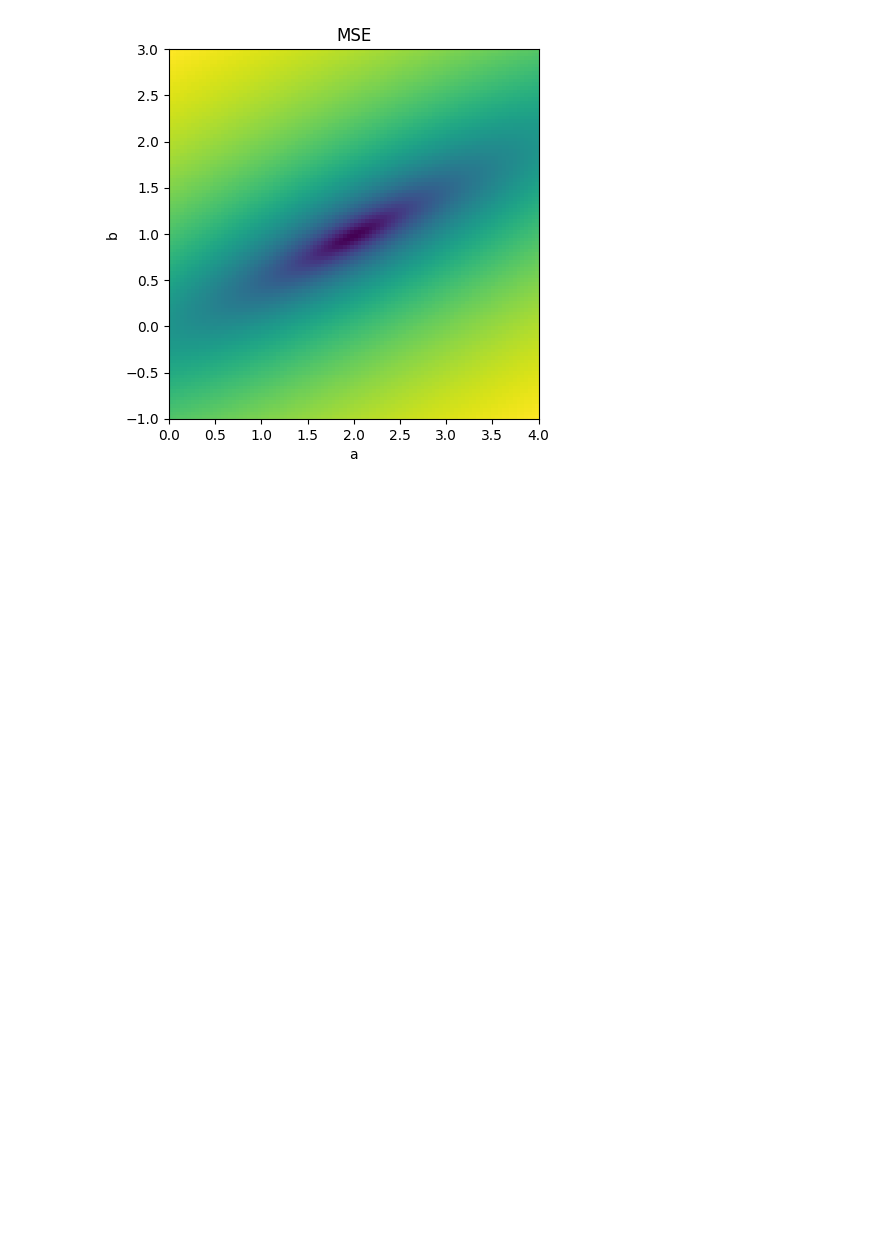
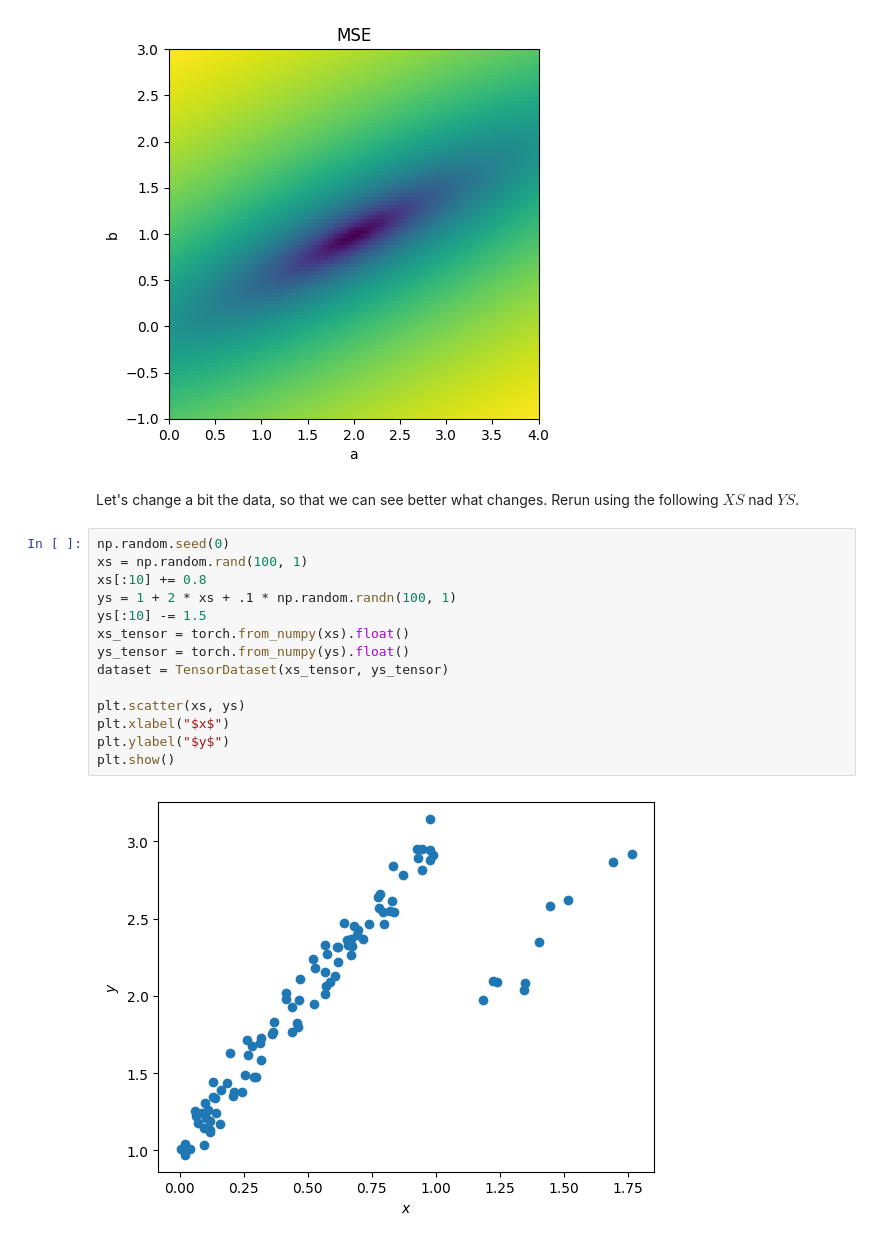
Before and after one commit to PRF-Development/DataAnalysisExtras, a Jupyter notebook: BOL.ipynb, the cells around one changed output. Drawn from its saved outputs; the diff is of its cells as text; blank space fills up the shorter version.

```diff
--- a/BOL.ipynb
+++ b/BOL.ipynb
@@ -437,3 +437,22 @@ plt.show()
 # %% [output]
 [figure]
 [figure]
+# %% [markdown]
+Let's change a bit the data, so that we can see better what changes.
+Rerun using the following $XS$ nad $YS$.
+# %%
+np.random.seed(0)
+xs = np.random.rand(100, 1)
+xs[:10] += 0.8
+ys = 1 + 2 * xs + .1 * np.random.randn(100, 1)
+ys[:10] -= 1.5
+xs_tensor = torch.from_numpy(xs).float()
+ys_tensor = torch.from_numpy(ys).float()
+dataset = TensorDataset(xs_tensor, ys_tensor)
+
+plt.scatter(xs, ys)
+plt.xlabel("$x$")
+plt.ylabel("$y$")
+plt.show()
+# %% [output]
+[figure, added]
```
